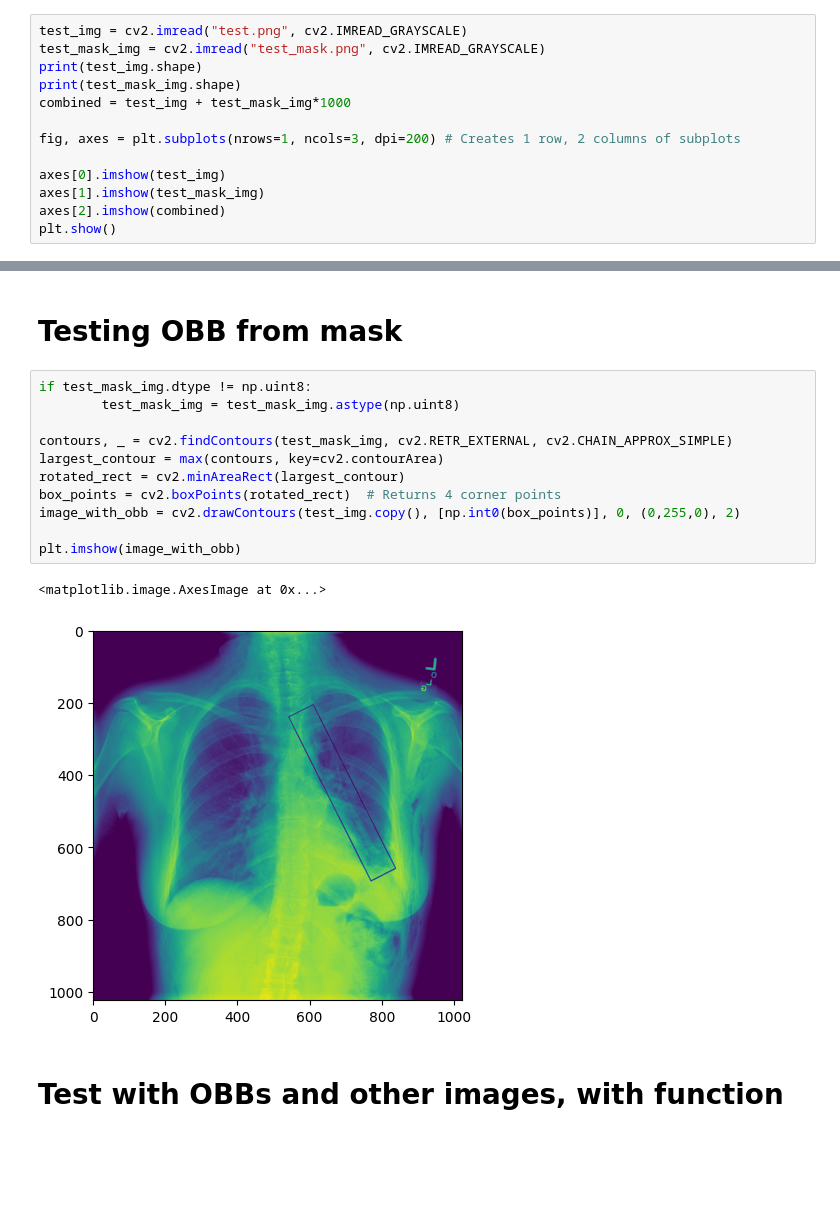
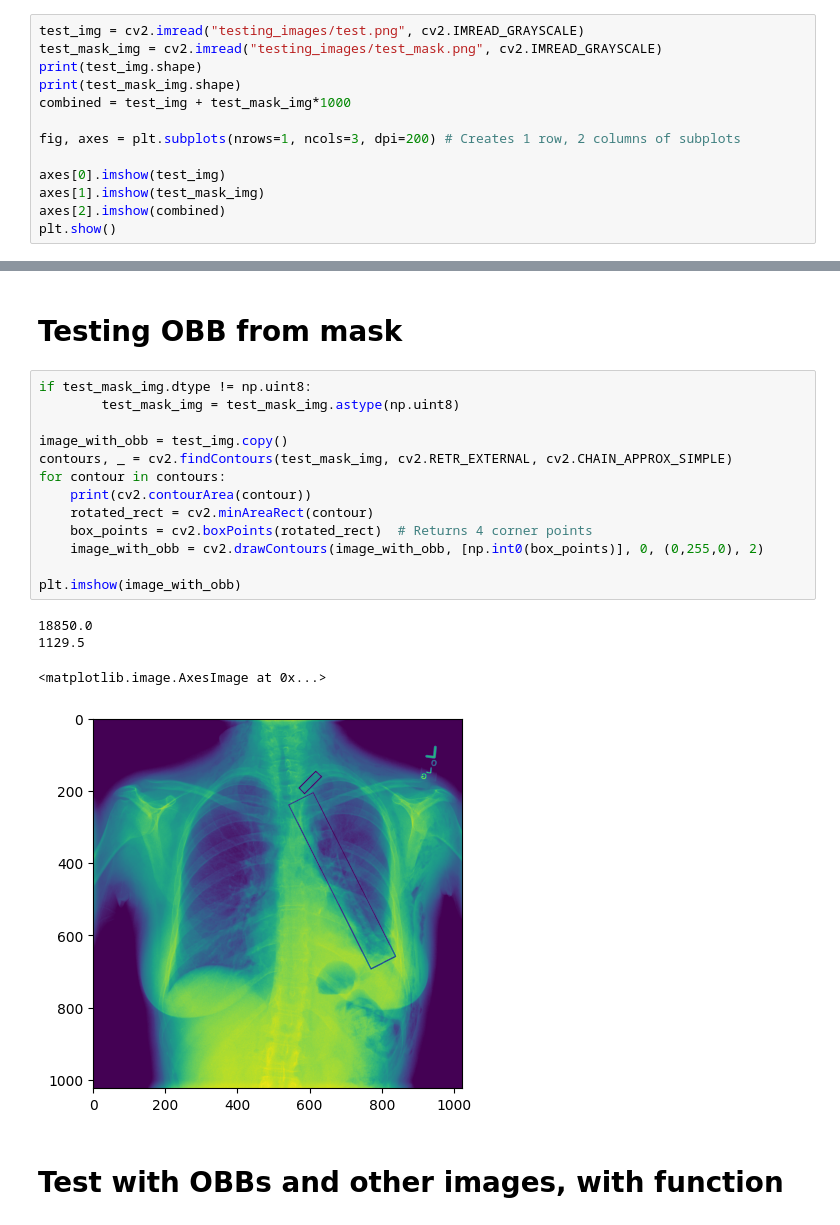
Before and after one commit to kaichenchai/Mini_VinDr_CXR_Dataset, a Jupyter notebook: siim-acr-pneumothorax/convert_mask_to_bb.ipynb, the cells around one changed output, grey strips where cells are left out. Cells and saved outputs as stored; diff of their text form; blank space fills up the shorter version.

Commit message:
working on image directory reconstruction and transformation code

```diff
--- a/siim-acr-pneumothorax/convert_mask_to_bb.ipynb
+++ b/siim-acr-pneumothorax/convert_mask_to_bb.ipynb
@@ -58,8 +58,8 @@ def np_mask_to_bb(mask: np.ndarray):
         print("No foreground pixels found in the mask.")
         return -1, -1, -1, -1
 # %%
-test_img = cv2.imread("test.png", cv2.IMREAD_GRAYSCALE)
-test_mask_img = cv2.imread("test_mask.png", cv2.IMREAD_GRAYSCALE)
+test_img = cv2.imread("testing_images/test.png", cv2.IMREAD_GRAYSCALE)
+test_mask_img = cv2.imread("testing_images/test_mask.png", cv2.IMREAD_GRAYSCALE)
 print(test_img.shape)
 print(test_mask_img.shape)
 combined = test_img + test_mask_img*1000
@@ -79,17 +79,21 @@ AttributeError: 'NoneType' object has no attribute 'shape'
 # %%
 if test_mask_img.dtype != np.uint8:
         test_mask_img = test_mask_img.astype(np.uint8)
 
+image_with_obb = test_img.copy()
 contours, _ = cv2.findContours(test_mask_img, cv2.RETR_EXTERNAL, cv2.CHAIN_APPROX_SIMPLE)
-largest_contour = max(contours, key=cv2.contourArea)
-rotated_rect = cv2.minAreaRect(largest_contour)
-box_points = cv2.boxPoints(rotated_rect)  # Returns 4 corner points
-image_with_obb = cv2.drawContours(test_img.copy(), [np.int0(box_points)], 0, (0,255,0), 2)
+for contour in contours:
+    print(cv2.contourArea(contour))
+    rotated_rect = cv2.minAreaRect(contour)
+    box_points = cv2.boxPoints(rotated_rect)  # Returns 4 corner points
+    image_with_obb = cv2.drawContours(image_with_obb, [np.int0(box_points)], 0, (0,255,0), 2)
 
 plt.imshow(image_with_obb)
 # %% [output]
-<matplotlib.image.AxesImage at 0x...>
+18850.0
+1129.5
+<matplotlib.image.AxesImage at 0x...>
-[figure, old version]
+[figure, new version]
 # %% [markdown]
 # Test with OBBs and other images, with function
 # %%
```
Also changed, not shown: parts of 4 cells of this notebook, 5 other files.
